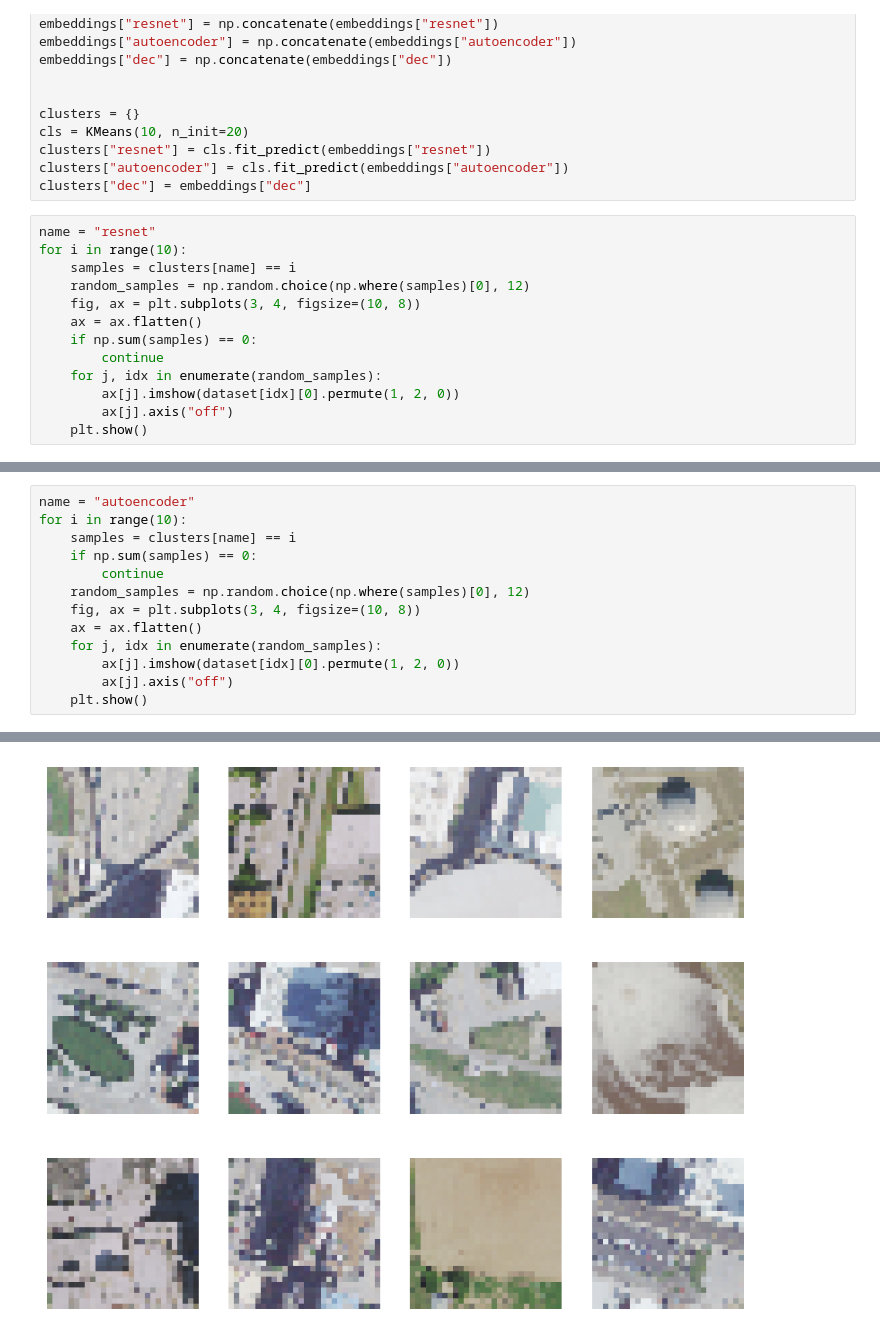
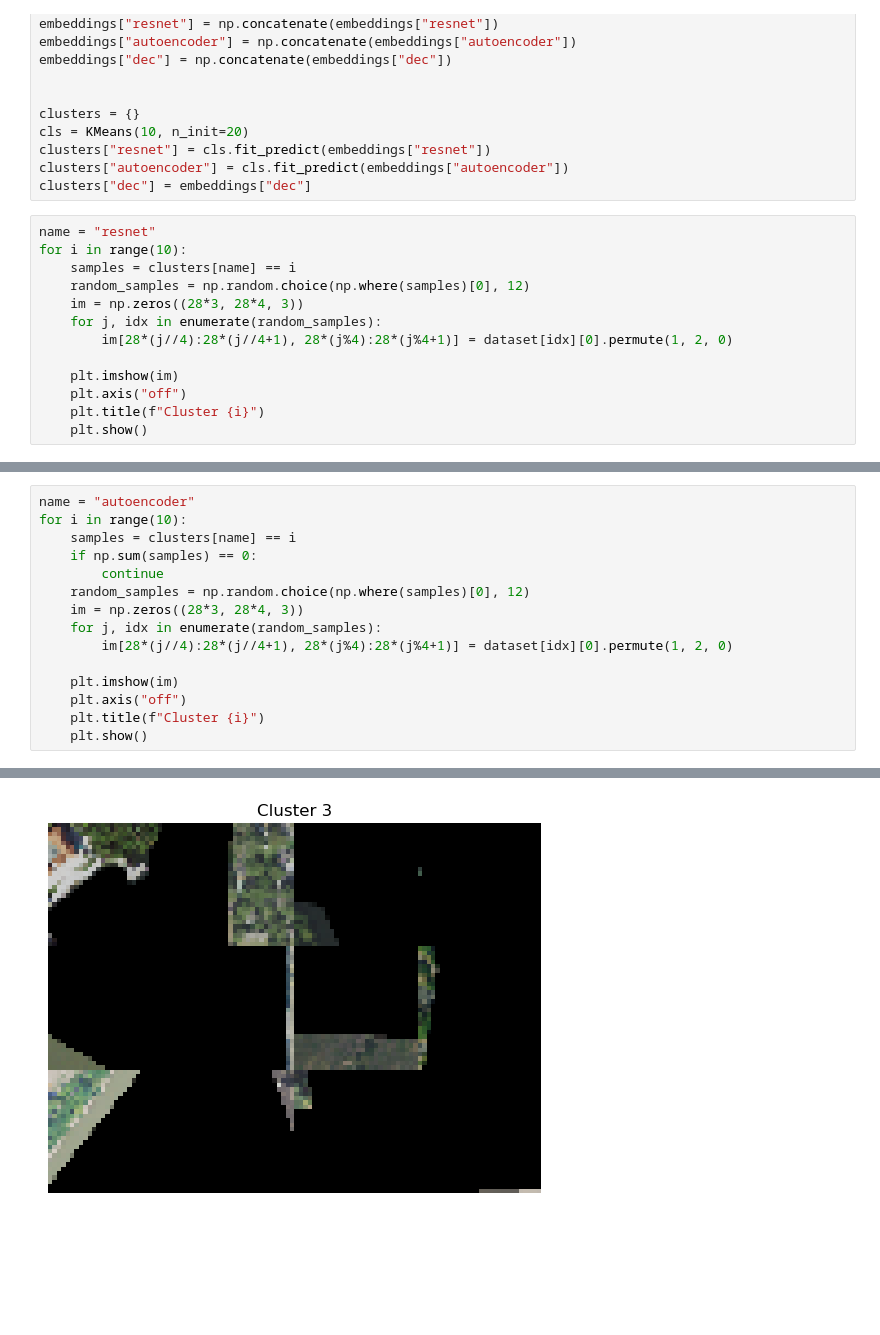
Before and after one commit to VIDA-NYU/GDPFinder, a Jupyter notebook: notebooks/analyse_clustering.ipynb, the cells around one changed output, grey strips where cells are left out. Saved outputs shown, nothing was run; the diff lists cells and outputs as text; blank space fills up the shorter version.

```diff
--- a/notebooks/analyse_clustering.ipynb
+++ b/notebooks/analyse_clustering.ipynb
@@ -59,12 +59,12 @@ name = "resnet"
 for i in range(10):
     samples = clusters[name] == i
     random_samples = np.random.choice(np.where(samples)[0], 12)
-    fig, ax = plt.subplots(3, 4, figsize=(10, 8))
-    ax = ax.flatten()
-    if np.sum(samples) == 0:
-        continue
+    im = np.zeros((28*3, 28*4, 3))
     for j, idx in enumerate(random_samples):
-        ax[j].imshow(dataset[idx][0].permute(1, 2, 0))
-        ax[j].axis("off")
+        im[28*(j//4):28*(j//4+1), 28*(j%4):28*(j%4+1)] = dataset[idx][0].permute(1, 2, 0)
+
+    plt.imshow(im)
+    plt.axis("off")
+    plt.title(f"Cluster {i}")
     plt.show()
 # %% [output]
@@ -85,10 +85,12 @@ for i in range(10):
     if np.sum(samples) == 0:
         continue
     random_samples = np.random.choice(np.where(samples)[0], 12)
-    fig, ax = plt.subplots(3, 4, figsize=(10, 8))
-    ax = ax.flatten()
+    im = np.zeros((28*3, 28*4, 3))
     for j, idx in enumerate(random_samples):
-        ax[j].imshow(dataset[idx][0].permute(1, 2, 0))
-        ax[j].axis("off")
+        im[28*(j//4):28*(j//4+1), 28*(j%4):28*(j%4+1)] = dataset[idx][0].permute(1, 2, 0)
+
+    plt.imshow(im)
+    plt.axis("off")
+    plt.title(f"Cluster {i}")
     plt.show()
 # %% [output]
@@ -98 +100 @@ for i in range(10):
-[figure, old version]
+[figure, new version]
```
Also changed, not shown: parts of 3 cells of this notebook.
